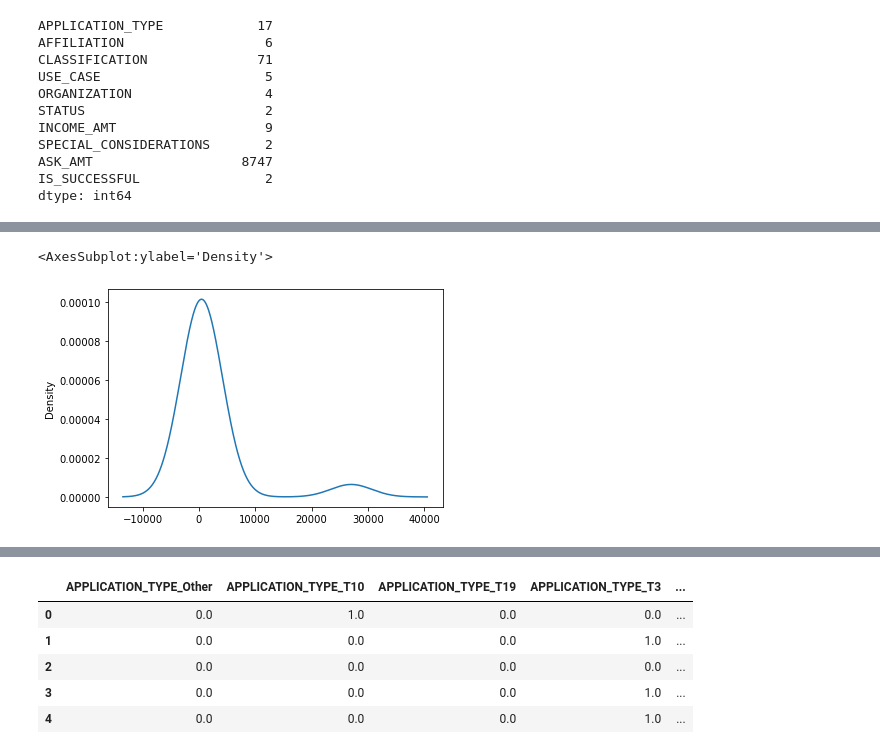
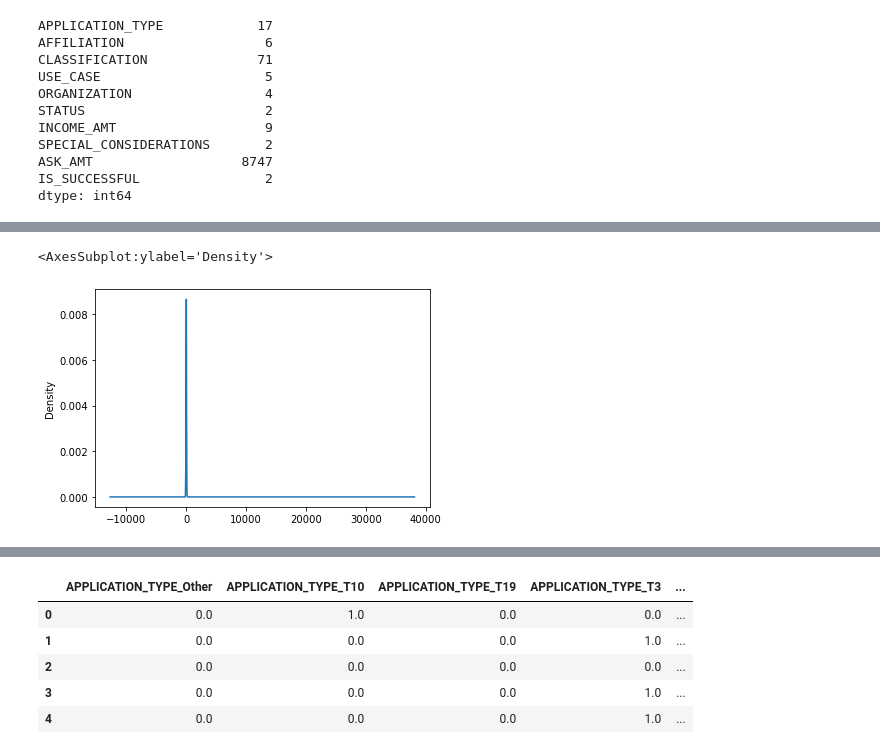
Before and after one commit to moesteelo/Neural_Network_Charity_Analysis, a Jupyter notebook: AlphabetSoupCharity_Optimzation.ipynb, the cells around one changed output, grey strips where cells are left out. Saved outputs shown, nothing was run; the diff lists cells and outputs as text; code cells hidden in the pictures.

```diff
--- a/AlphabetSoupCharity_Optimzation.ipynb
+++ b/AlphabetSoupCharity_Optimzation.ipynb
@@ -72,0 +67,4 @@ Name: APPLICATION_TYPE, dtype: int64
+# %%
+# Look at ASK_AMT value counts for binning
+AMT_counts = application_df.ASK_AMT.value_counts()
+AMT_counts
@@ -73,6 +84,6 @@ Name: APPLICATION_TYPE, dtype: int64
 # %%
-# Visualize the value counts of APPLICATION_TYPE
-application_counts.plot.density()
+# Visualize the value counts of CLASSIFICATION
+AMT_counts.plot.density()
 # %% [output]
 <AxesSubplot:ylabel='Density'>
-[figure, old version]
+[figure, new version]
```
Also changed, not shown: parts of 11 cells of this notebook.
